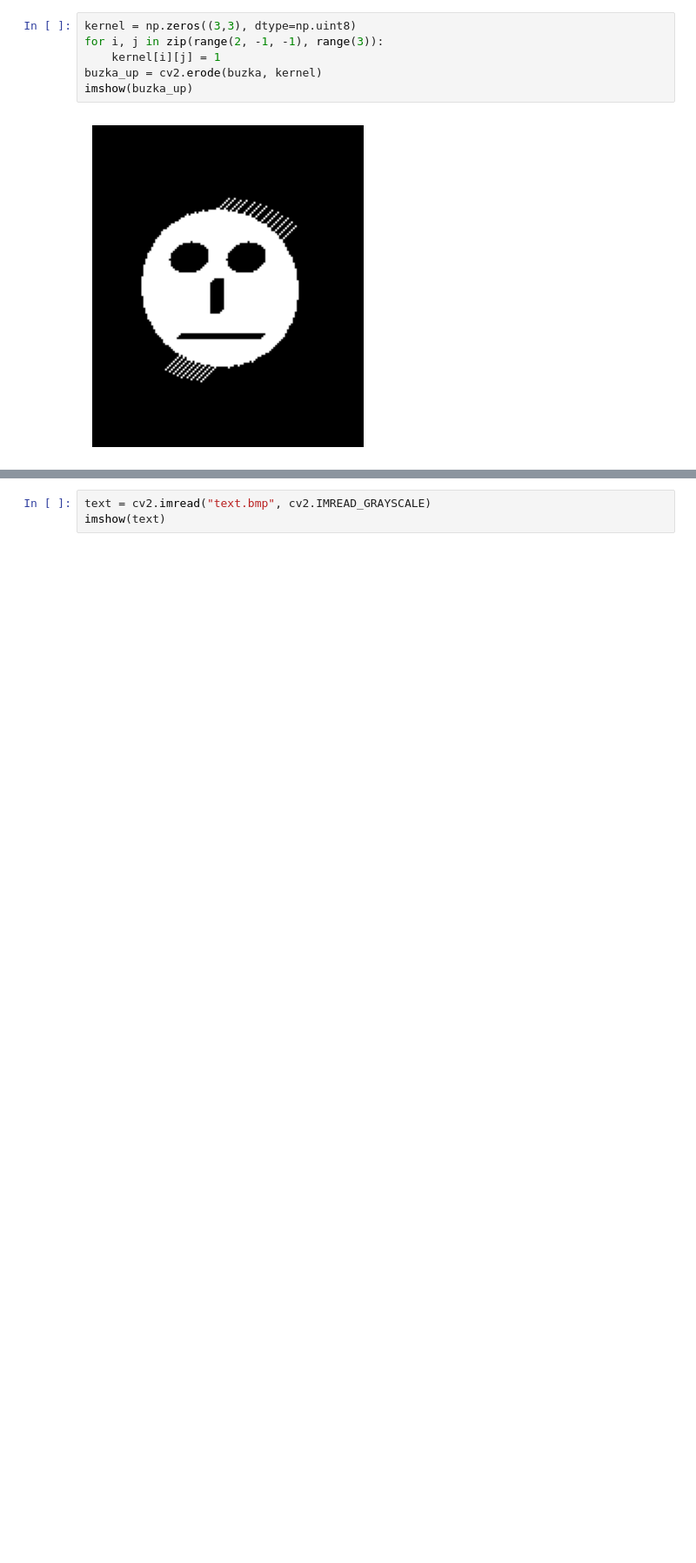
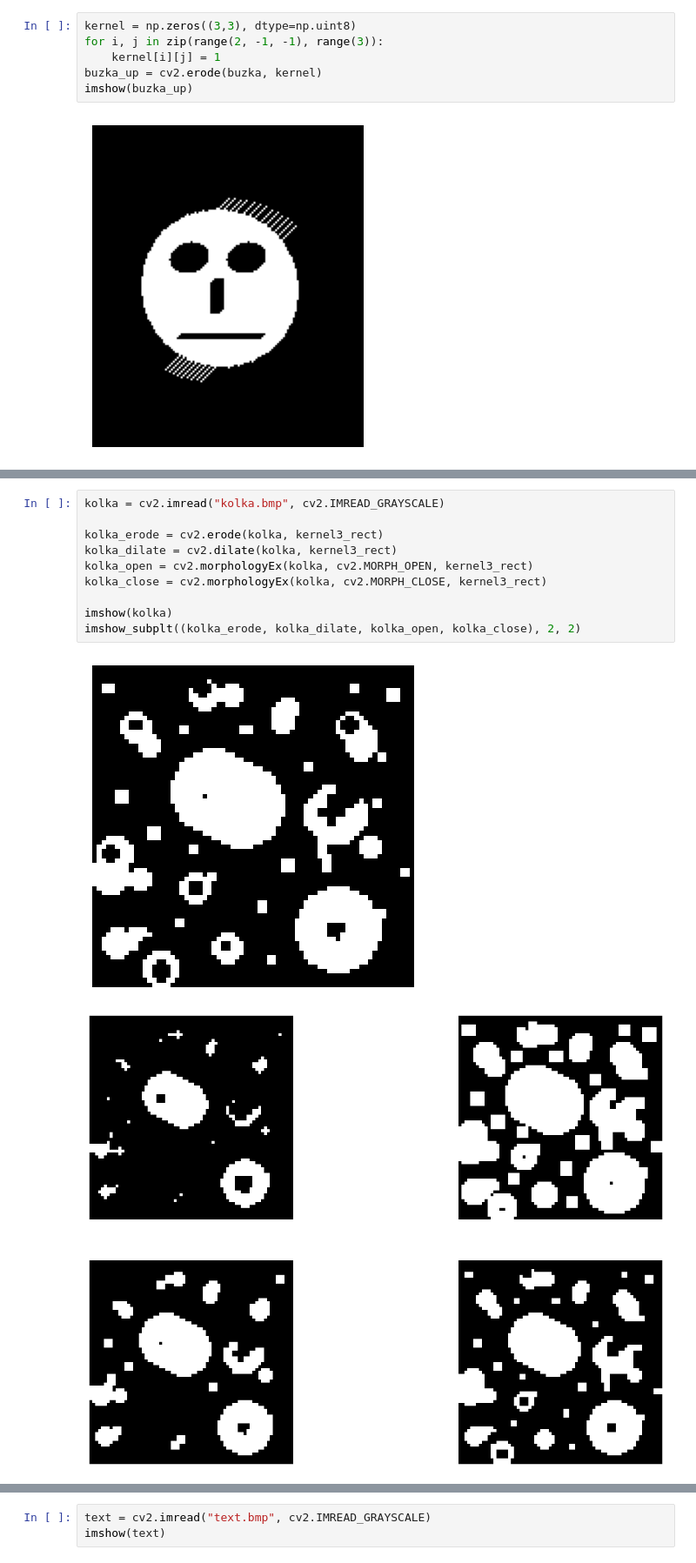
Before and after one commit to JBRS307/WDCPO, a Jupyter notebook: lab7/lab7.ipynb, the cells around one changed output, grey strips where cells are left out. Shown at 87% size. Saved outputs shown, nothing was run; the diff lists cells and outputs as text; blank space fills up the shorter version.

```diff
--- a/lab7/lab7.ipynb
+++ b/lab7/lab7.ipynb
@@ -171,0 +196,13 @@ imshow(buzka_up)
+# %%
+kolka = cv2.imread("kolka.bmp", cv2.IMREAD_GRAYSCALE)
+
+kolka_erode = cv2.erode(kolka, kernel3_rect)
+kolka_dilate = cv2.dilate(kolka, kernel3_rect)
+kolka_open = cv2.morphologyEx(kolka, cv2.MORPH_OPEN, kernel3_rect)
+kolka_close = cv2.morphologyEx(kolka, cv2.MORPH_CLOSE, kernel3_rect)
+
+imshow(kolka)
+imshow_subplt((kolka_erode, kolka_dilate, kolka_open, kolka_close), 2, 2)
+# %% [output]
+[figure, added]
+[figure, added]
```
Also changed, not shown: parts of 8 cells of this notebook.
